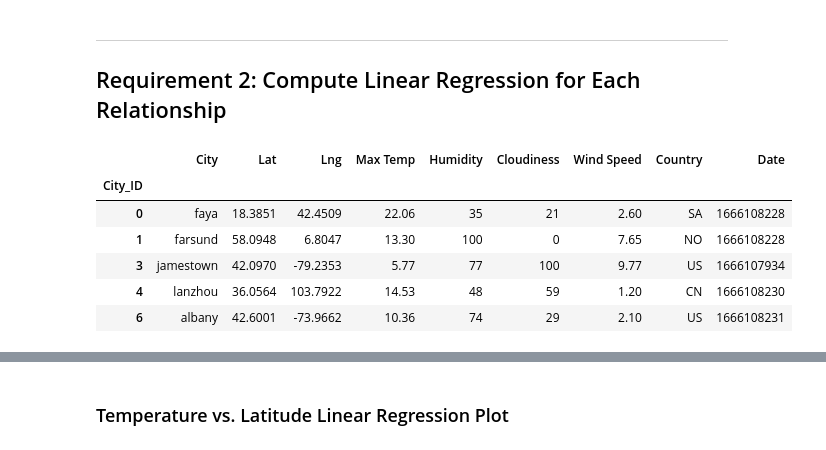
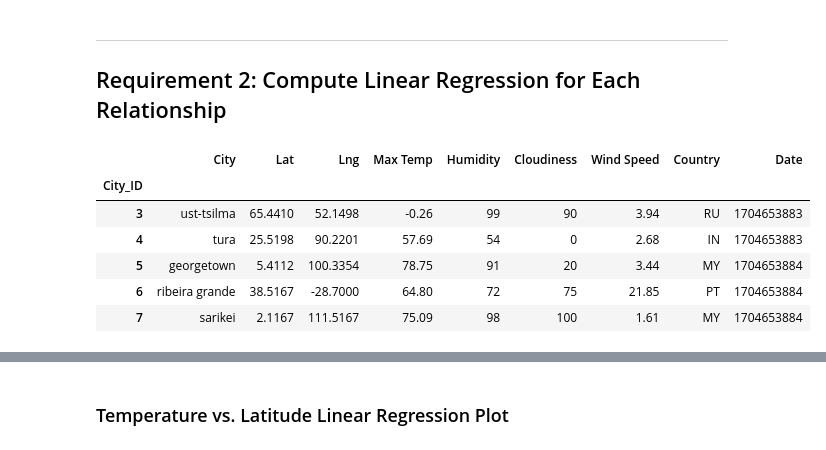
Before and after one commit to blanc88/pythonapi-challenge, a Jupyter notebook: WeatherPy/WeatherPy copy.ipynb, the cells around one changed output, grey strips where cells are left out. Drawn from its saved outputs; the diff is of its cells as text; code cells hidden in the pictures.

```diff
--- a/WeatherPy/WeatherPy copy.ipynb
+++ b/WeatherPy/WeatherPy copy.ipynb
@@ -192,6 +200,6 @@ city_data_df.to_csv("output_data/cities.csv", index_label="City_ID")
 # %%
 # Read saved data
-city_data_df = pd.read_csv("output_data/cities.csv", index_col="City_ID")
+city_data_df = pd.read_csv("../output_data/cities.csv", index_col="City_ID")
 
 # Display sample data
 city_data_df.head()
@@ -279,16 +311,16 @@ plt.show()
 # %%
 # Create a DataFrame with the Northern Hemisphere data (Latitude >= 0)
-# YOUR CODE HERE
+northern_hemi_df = city_data_df.loc[city_data_df['Lat'] >= 0]
 
 # Display sample data
 northern_hemi_df.head()
 # %% [output]
 |  | City | Lat | Lng | Max Temp | Humidity | Cloudiness | Wind Speed | Country | Date |
 | City_ID |  |  |  |  |  |  |  |  |  |
-| 0 | faya | 18.3851 | 42.4509 | 22.06 | 35 | 21 | 2.60 | SA | 1666108228 |
-| 1 | farsund | 58.0948 | 6.8047 | 13.30 | 100 | 0 | 7.65 | NO | 1666108228 |
-| 3 | jamestown | 42.0970 | -79.2353 | 5.77 | 77 | 100 | 9.77 | US | 1666107934 |
-| 4 | lanzhou | 36.0564 | 103.7922 | 14.53 | 48 | 59 | 1.20 | CN | 1666108230 |
-| 6 | albany | 42.6001 | -73.9662 | 10.36 | 74 | 29 | 2.10 | US | 1666108231 |
+| 3 | ust-tsilma | 65.4410 | 52.1498 | -0.26 | 99 | 90 | 3.94 | RU | 1704653883 |
+| 4 | tura | 25.5198 | 90.2201 | 57.69 | 54 | 0 | 2.68 | IN | 1704653883 |
+| 5 | georgetown | 5.4112 | 100.3354 | 78.75 | 91 | 20 | 3.44 | MY | 1704653884 |
+| 6 | ribeira grande | 38.5167 | -28.7000 | 64.80 | 72 | 75 | 21.85 | PT | 1704653884 |
+| 7 | sarikei | 2.1167 | 111.5167 | 75.09 | 98 | 100 | 1.61 | MY | 1704653884 |
 # %%
 # Create a DataFrame with the Southern Hemisphere data (Latitude < 0)
```
Also changed, not shown: parts of 33 cells of this notebook, 9 other files.
